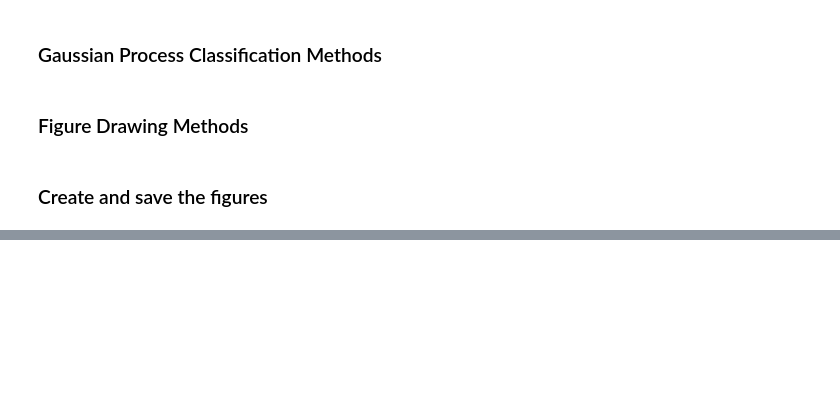
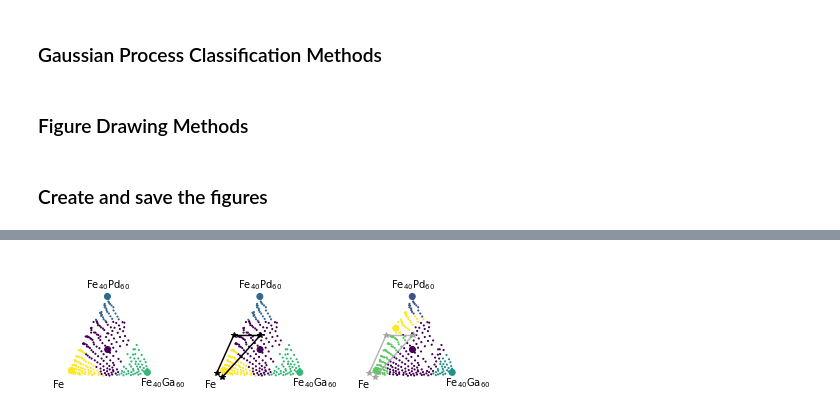
Before and after one commit to fadams-umd/CAMEO-HITL, a Jupyter notebook: create_figures.ipynb, the cells around one changed output, grey strips where cells are left out. Saved outputs shown, nothing was run; the diff lists cells and outputs as text; code cells hidden in the pictures; blank space fills up the shorter version.

Commit message:
Updated the figures.

```diff
--- a/create_figures.ipynb
+++ b/create_figures.ipynb
@@ -167,7 +169,7 @@ def gpc_phasemapping(xy_curr, labels_curr, xy_full, num_clusters,
     opt = gpflow.optimizers.Scipy()
     opt_result = opt.minimize(model.training_loss,
                               model.trainable_variables,
-                              options={'maxiter': 1000, 'iprint': 100})
+                              options={'maxiter': 1000})
 
     # Poisson process for the full XY coordinates
     y = model.predict_y(xy_full)
@@ -207,12 +209,12 @@ def get_hitl_labels(points):
 
         user_labels = polygon.contains_points(cartesian)
 
-    labels, _ = phase_mapping(xrd[control_order[:5], :], 5, rng)
+    labels = [0, 1, 2, 3, 4]
 
     # use the user labels as input
     data_with_prior = np.column_stack((cartesian, user_labels))
 
-    y_mean, _, _, _ = gpc_phasemapping(data_with_prior[control_order[:5], :],
+    y_mean, _, _, _ = gpc_phasemapping(data_with_prior[control_order, :],
                                        labels,
                                        data_with_prior,
                                        5,
@@ -266,15 +309,17 @@ def prior_with_input(tax, points):
 # %%
-def input_result(tax, points):
+def control_result(tax):
     '''
-    Draw the 5th iteration clustering results after using the provided input
+    Draw the 5th iteration clustering results without user input
 
     Parameters
     ----------
     tax: the ternary axes on which to create the plot
-    points: a list of tuples of the user input cartesian coordinates
     '''
 
-    y_mean = get_hitl_labels(points)
+    y_mean, _, _, _ = gpc_phasemapping(cartesian[control_order, :],
+                                       [0, 1, 2, 3, 4],
+                                       cartesian,
+                                       5)
 
     control_labels = np.argmax(y_mean, 1)
 
@@ -285,9 +330,9 @@ def input_result(tax, points):
     # plot all points as empty circles
     tax.get_axes().scatter(cartesian[:, 0],
                            cartesian[:, 1],
-                           edgecolors=point_colors,
-                           facecolors='none',
-                           marker='o')
+                           c=point_colors,
+                           marker='.',
+                           s=5)
 
     # fill measured points
     tax.get_axes().scatter(cartesian[control_order, 0],
@@ -368,0 +467,20 @@ plt.show()
+# %%
+boundary_input = [(0.2, 0.3), (0.4, 0.3)]
+region_input = [(0.07, 0.05), (0.16, 0.25), (0.3, 0.25), (0.1, 0.03)]
+# %%
+fig, ax = plt.subplots(1, 3, figsize=(6.5, 2.5))
+
+tax = ternary.TernaryAxesSubplot(ax[0], scale=0.6)
+input_prior(tax, [])
+
+tax = ternary.TernaryAxesSubplot(ax[1], scale=0.6)
+input_prior(tax, region_input)
+
+tax = ternary.TernaryAxesSubplot(ax[2], scale=0.6)
+input_result(tax, region_input, True)
+
+fig.set_facecolor('white')
+
+plt.tight_layout()
+# %% [output]
+[figure, added]
```
Also changed, not shown: parts of 10 cells of this notebook, 1 other file.
